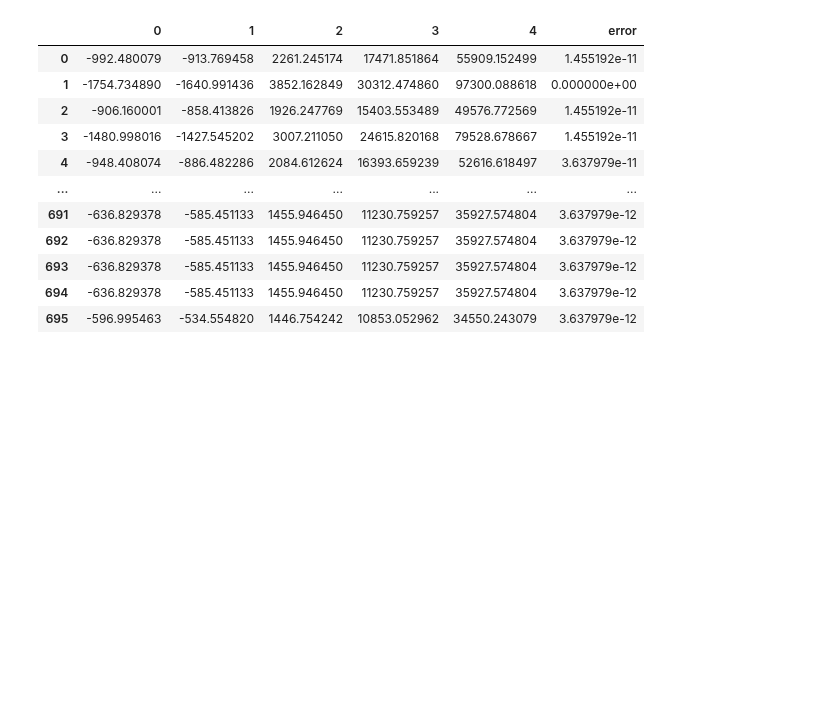
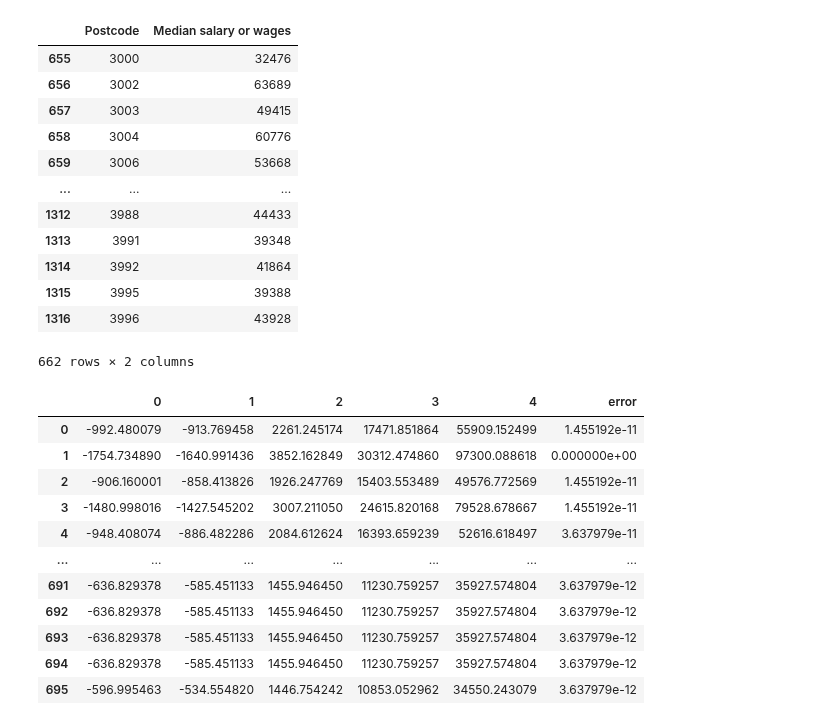
Before and after one commit to MAST30034-Applied-Data-Science/generic-real-estate-consulting-project-group50, a Jupyter notebook: draft works/predict_income.ipynb, the cells around one changed output. Drawn from its saved outputs; the diff is of its cells as text; code cells hidden in the pictures; blank space fills up the shorter version.

```diff
--- a/draft works/predict_income.ipynb
+++ b/draft works/predict_income.ipynb
@@ -59,3 +60,36 @@ income_postcode = income_postcode.groupby('Postcode').mean()
+# %%
+income_2016 = pd.read_csv('../data/raw/2016.csv')
+income_2017 = pd.read_csv('../data/raw/2017.csv')
+income_2018 = pd.read_csv('../data/raw/2018.csv')
+income_2019 = pd.read_csv('../data/raw/2019.csv')
+
+income_2016 = income_2016[['Postcode','Median salary or wages']]
+income_2017 = income_2017[['Postcode','Median salary or wages']]
+income_2018 = income_2018[['Postcode','Median salary or wages']]
+income_2019 = income_2019[['Postcode','Median salary or wages']]
+
+income_2016 = income_2016.iloc[656:1318]
+income_2017 = income_2017.iloc[655:1317]
+income_2018 = income_2018.iloc[655:1317]
+income_2019 = income_2019.iloc[653:1316]
+
+income_postcode = income_postcode.merge(income_2016, on='Postcode', how='left')
+
+income_postcode
+# %% [output]
+|  | Postcode | Median salary or wages |
+| 655 | 3000 | 32476 |
+| 656 | 3002 | 63689 |
+| 657 | 3003 | 49415 |
+| 658 | 3004 | 60776 |
+| 659 | 3006 | 53668 |
+| ... | ... | ... |
+| 1312 | 3988 | 44433 |
+| 1313 | 3991 | 39348 |
+| 1314 | 3992 | 41864 |
+| 1315 | 3995 | 39388 |
+| 1316 | 3996 | 43928 |
+662 rows × 2 columns
 # %%
 area = income_postcode.shape[0]
 # %%
```
Also changed, not shown: parts of 3 cells of this notebook.
